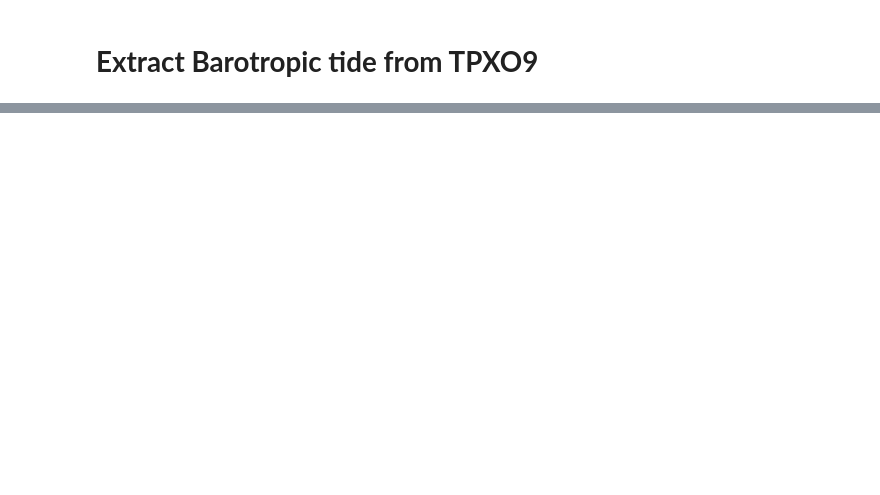
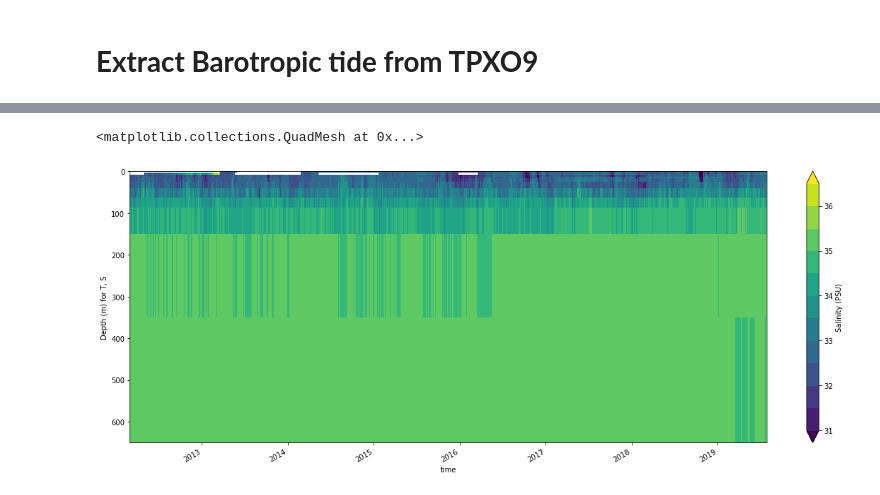
Before and after one commit to Yadidya5/interannual-variability-IT-Andaman-Sea, a Jupyter notebook: TPXO9_barotropic_baroclinic_IT_extraction.ipynb, the cells around one changed output, grey strips where cells are left out. Saved outputs shown, nothing was run; the diff lists cells and outputs as text; code cells hidden in the pictures; blank space fills up the shorter version.

```diff
--- a/TPXO9_barotropic_baroclinic_IT_extraction.ipynb
+++ b/TPXO9_barotropic_baroclinic_IT_extraction.ipynb
@@ -23,0 +60,7 @@ C:\Users\Yadidya\OneDrive - IIT Delhi\delhi\models\2_OTPS\OTPSnc
+# %%
+fig, ax = plt.subplots(figsize=(20,7))
+
+bd12.salt.plot(y='dep1',yincrease=False,levels=np.arange(31,37,0.5))
+# %% [output]
+<matplotlib.collections.QuadMesh at 0x...>
+[figure, added]
```
Also changed, not shown: parts of 8 cells of this notebook.
